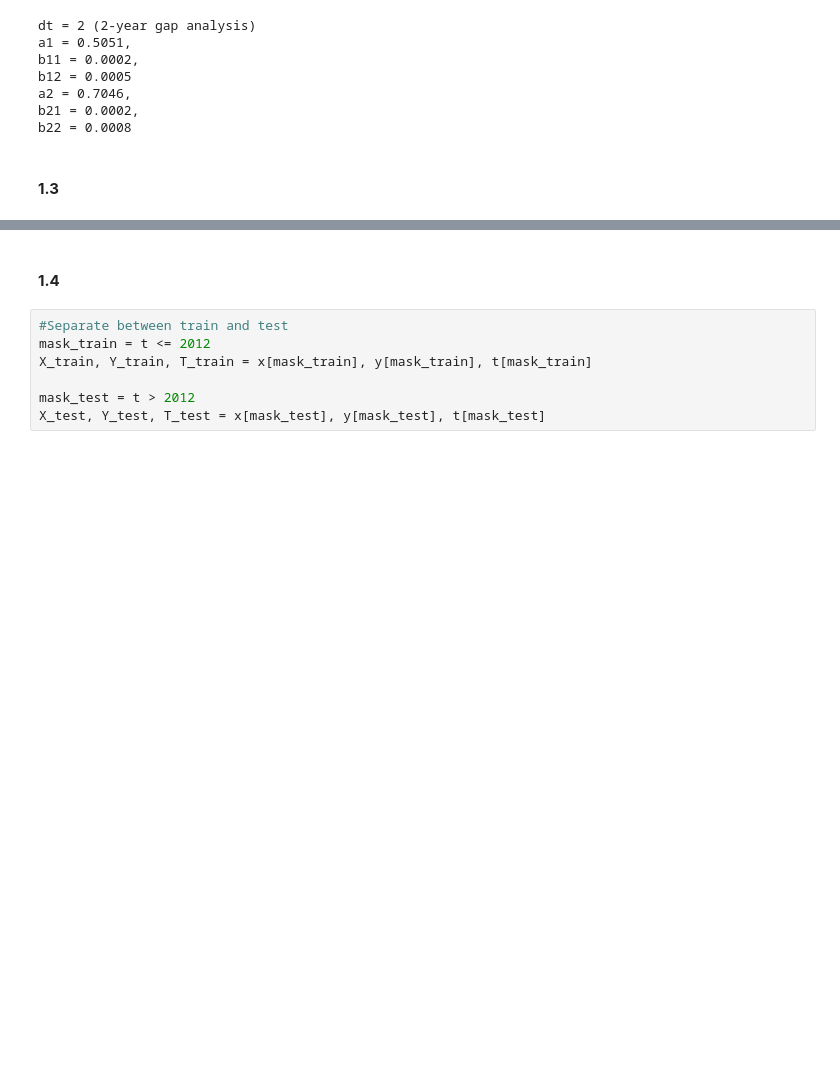
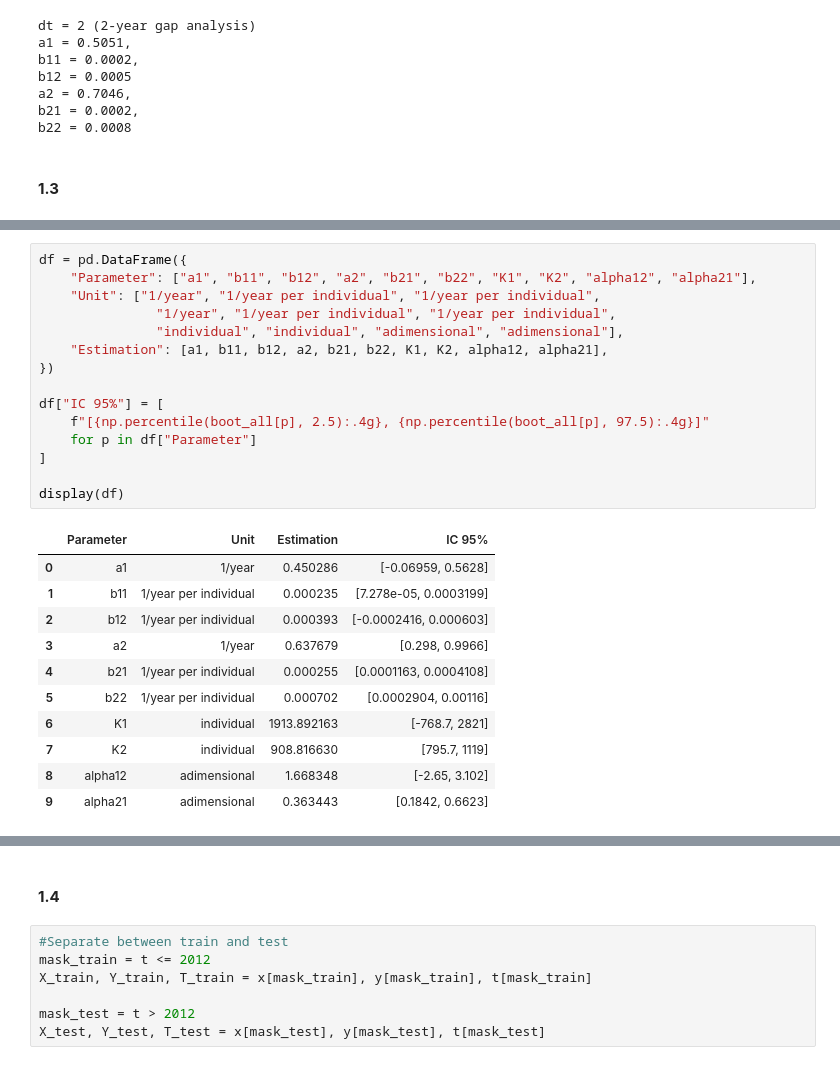
Before and after one commit to PilarOtero/tp1-dinamica-de-sistemas, a Jupyter notebook: notebook.ipynb, the cells around one changed output, grey strips where cells are left out. Drawn from its saved outputs; the diff is of its cells as text; blank space fills up the shorter version.

```diff
--- a/notebook.ipynb
+++ b/notebook.ipynb
@@ -167,0 +189,27 @@ display(df)
+# %%
+df = pd.DataFrame({
+    "Parameter": ["a1", "b11", "b12", "a2", "b21", "b22", "K1", "K2", "alpha12", "alpha21"],
+    "Unit": ["1/year", "1/year per individual", "1/year per individual",
+               "1/year", "1/year per individual", "1/year per individual",
+               "individual", "individual", "adimensional", "adimensional"],
+    "Estimation": [a1, b11, b12, a2, b21, b22, K1, K2, alpha12, alpha21],
+})
+
+df["IC 95%"] = [
+    f"[{np.percentile(boot_all[p], 2.5):.4g}, {np.percentile(boot_all[p], 97.5):.4g}]"
+    for p in df["Parameter"]
+]
+
+display(df)
+# %% [output]
+|  | Parameter | Unit | Estimation | IC 95% |
+| 0 | a1 | 1/year | 0.450286 | [-0.06959, 0.5628] |
+| 1 | b11 | 1/year per individual | 0.000235 | [7.278e-05, 0.0003199] |
+| 2 | b12 | 1/year per individual | 0.000393 | [-0.0002416, 0.000603] |
+| 3 | a2 | 1/year | 0.637679 | [0.298, 0.9966] |
+| 4 | b21 | 1/year per individual | 0.000255 | [0.0001163, 0.0004108] |
+| 5 | b22 | 1/year per individual | 0.000702 | [0.0002904, 0.00116] |
+| 6 | K1 | individual | 1913.892163 | [-768.7, 2821] |
+| 7 | K2 | individual | 908.816630 | [795.7, 1119] |
+| 8 | alpha12 | adimensional | 1.668348 | [-2.65, 3.102] |
+| 9 | alpha21 | adimensional | 0.363443 | [0.1842, 0.6623] |
```
Also changed, not shown: parts of 8 cells of this notebook.
